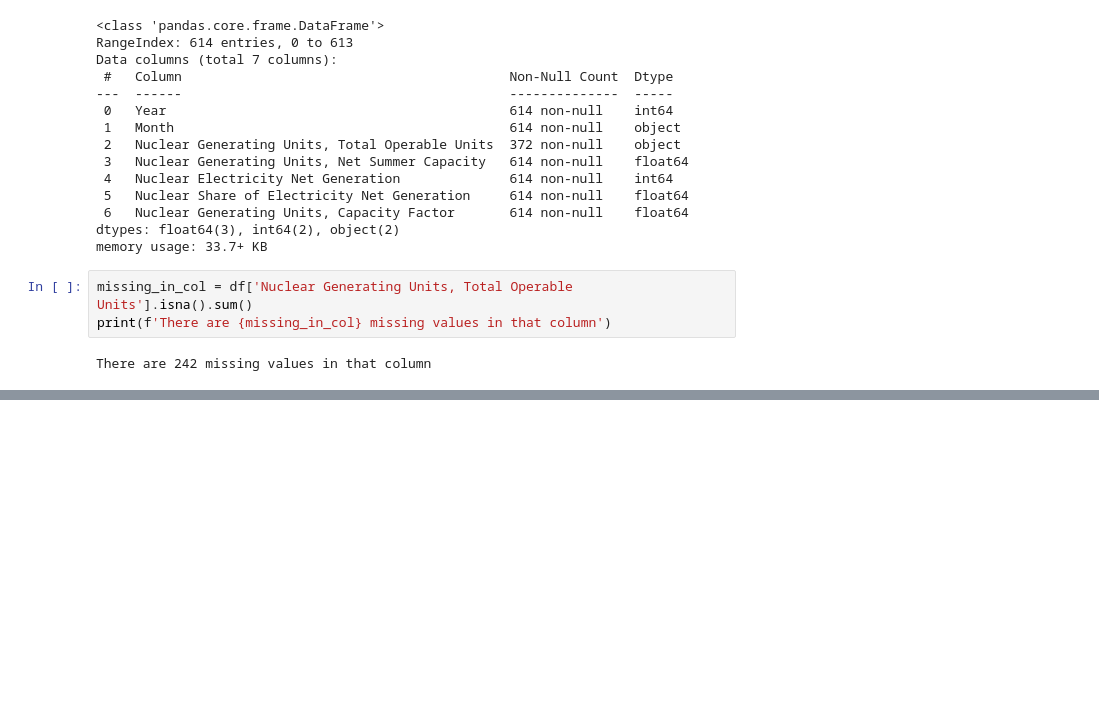
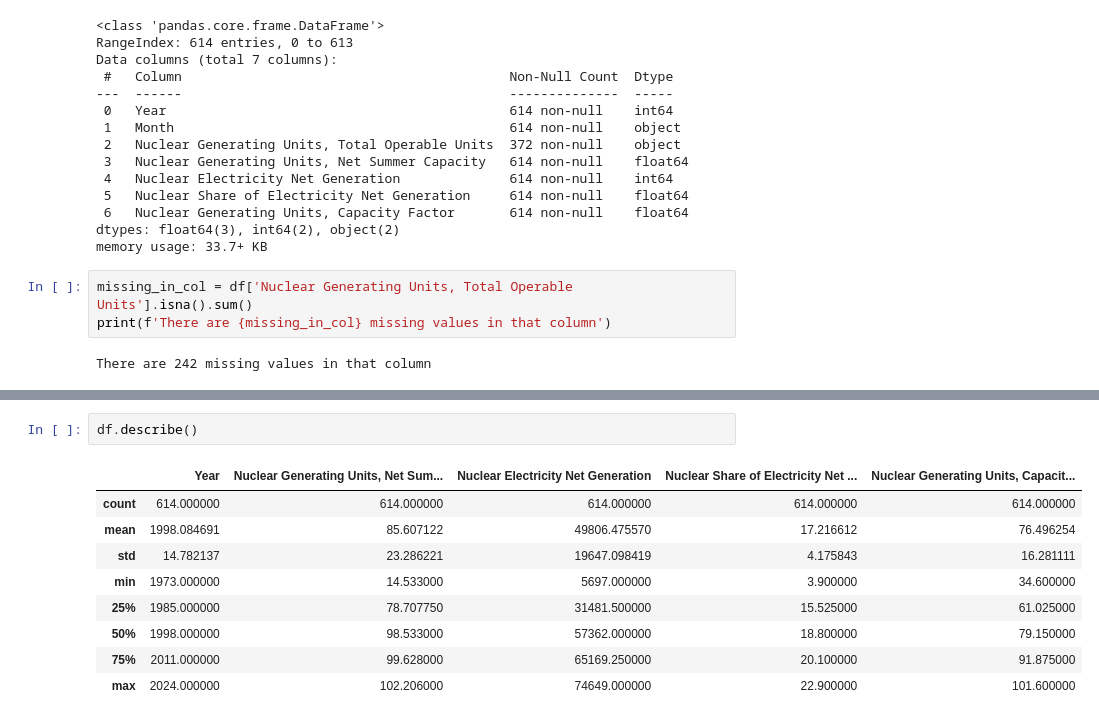
Before and after one commit to daffwwz/nuclear-energy-dataset-analysis, a Jupyter notebook: data_prep.ipynb, the cells around one changed output, grey strips where cells are left out. Cells and saved outputs as stored; diff of their text form; blank space fills up the shorter version.

```diff
--- a/data_prep.ipynb
+++ b/data_prep.ipynb
@@ -69,0 +95,12 @@ There are 242 missing values in that column
+# %%
+df.describe()
+# %% [output]
+|  | Year | Nuclear Generating Units, Net Sum... | Nuclear Electricity Net Generation | Nuclear Share of Electricity Net ... | Nuclear Generating Units, Capacit... |
+| count | 614.000000 | 614.000000 | 614.000000 | 614.000000 | 614.000000 |
+| mean | 1998.084691 | 85.607122 | 49806.475570 | 17.216612 | 76.496254 |
+| std | 14.782137 | 23.286221 | 19647.098419 | 4.175843 | 16.281111 |
+| min | 1973.000000 | 14.533000 | 5697.000000 | 3.900000 | 34.600000 |
+| 25% | 1985.000000 | 78.707750 | 31481.500000 | 15.525000 | 61.025000 |
+| 50% | 1998.000000 | 98.533000 | 57362.000000 | 18.800000 | 79.150000 |
+| 75% | 2011.000000 | 99.628000 | 65169.250000 | 20.100000 | 91.875000 |
+| max | 2024.000000 | 102.206000 | 74649.000000 | 22.900000 | 101.600000 |
```
Also changed, not shown: parts of 6 cells of this notebook.
